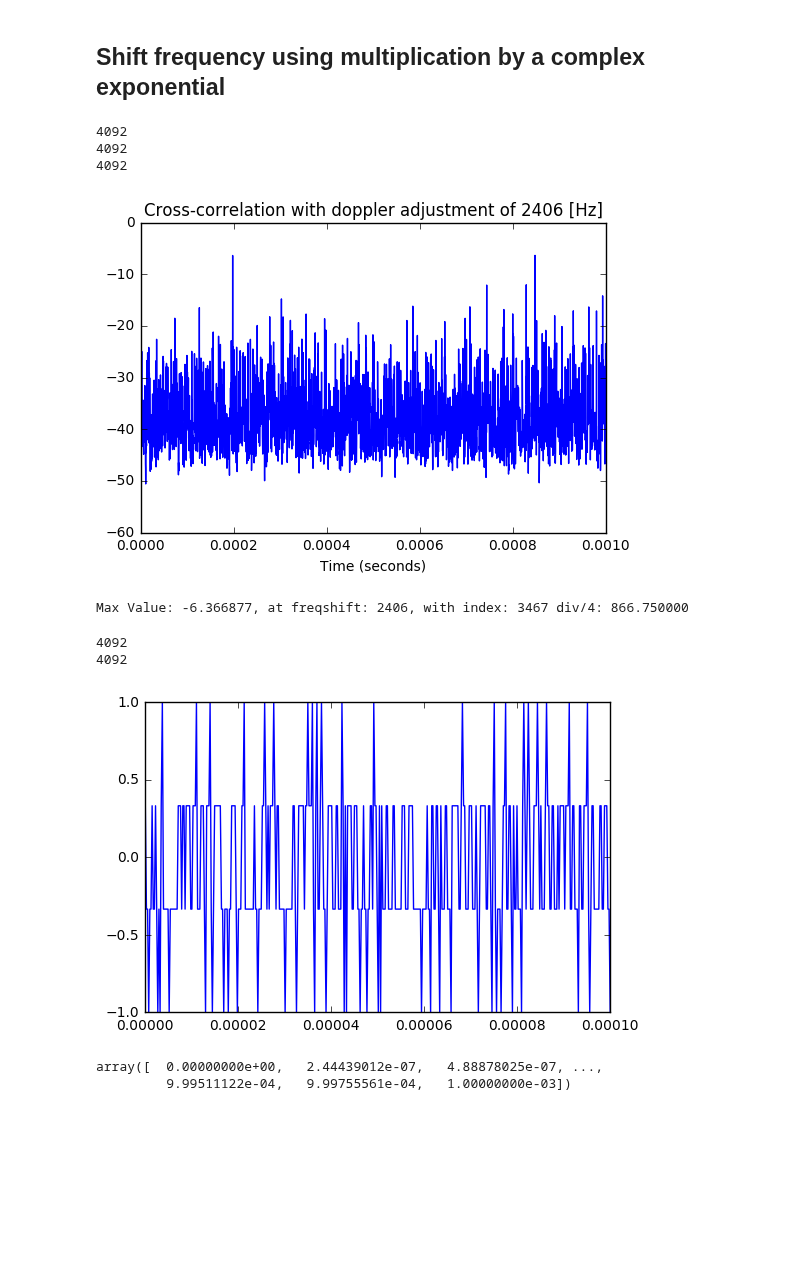
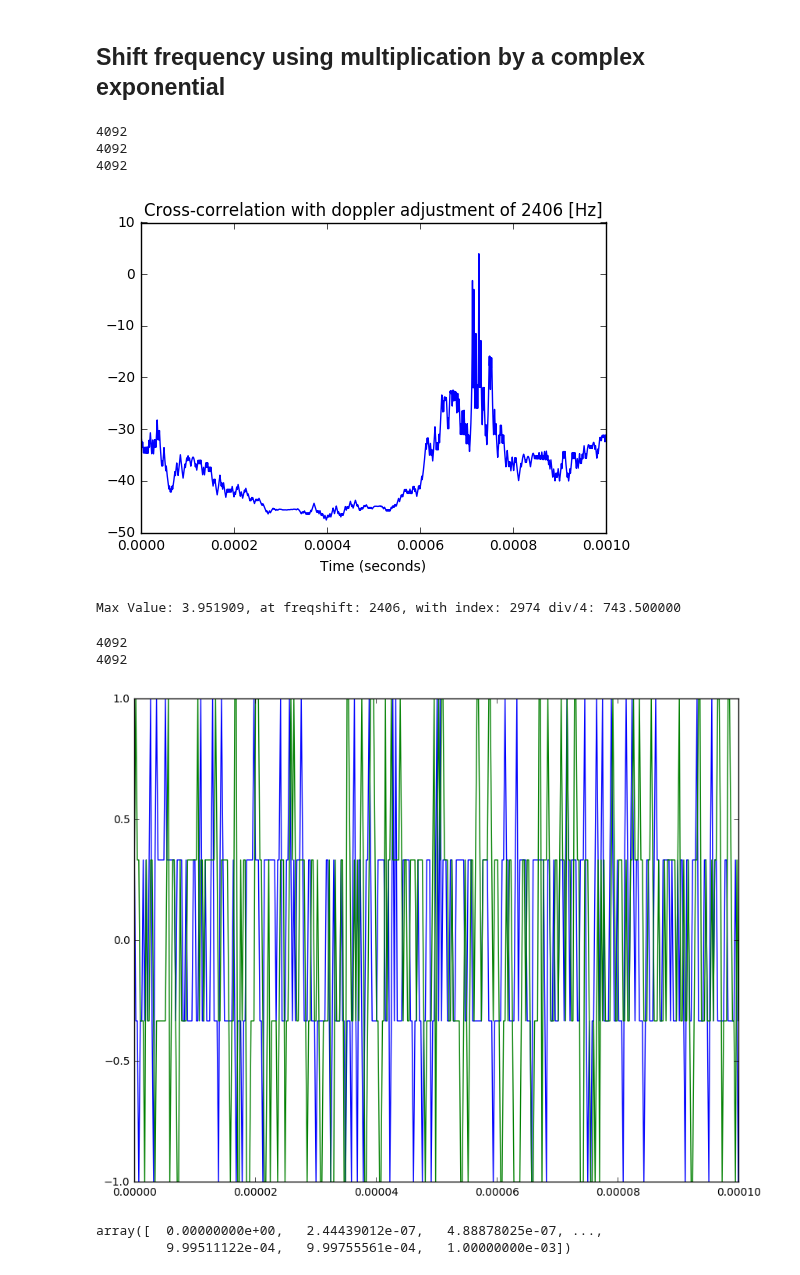
Before and after one commit to psas/gps, a Jupyter notebook: notebooks/Acquisition.ipynb, the cells around one changed output. Drawn from its saved outputs; the diff is of its cells as text; code cells hidden in the pictures; blank space fills up the shorter version.

Commit message:
Changed some code in Acquisition to be more pythonic (use array multiplication + data structures). GoldCode.py now generates +1/-1 values.

```diff
--- a/notebooks/Acquisition.ipynb
+++ b/notebooks/Acquisition.ipynb
@@ -95,16 +92,15 @@ SingleByte = fHandle.read(1)
 IData = []
 QData = []
 while SingleByte != "":
-    IQPairs = ByteToIQPairs(ord(SingleByte))
-    IData.append(IQPairs[0])
-    IData.append(IQPairs[2])
-    QData.append(IQPairs[1])
-    QData.append(IQPairs[3])
+    I1, I2, Q1, Q2 = ByteToIQPairs(ord(SingleByte))
+    IData.extend((I1, I2))
+    QData.extend((Q1, Q2))
+
     #print("I: %f, Q: %f ." % (IQPairs[0], IQPairs[1]))
     #print("I: %f, Q: %f ." % (IQPairs[2], IQPairs[3]))
 
     i += 1
-    if i >= (TotalBytes - StartingByte):
+    if i >= (TotalBytes + StartingByte):
         break
     SingleByte = fHandle.read(1)
 
@@ -151,8 +147,7 @@ print("Length of QData is: %d" % (len(QData)))
 
 CData = np.zeros(len(IData), dtype=np.complex)
 
-for d in range(len(IData)):
-    CData[d] = IData[d]  + QData[d] * 1j  # Complex data
+CData = np.array(IData)  + np.array(QData) * 1j  # Complex data
 	#CData[d] = IData[d] * Icarrier[d] + QData[d] * 1j * Qcarrier[d] # Complex data w/LO (maybe)
 
 #print(CData)
@@ -247,10 +242,10 @@ CodeGen = GoldCode(sat[Satellite - 1]) # Index starts at zero
 # Generate CA Code
 CACode = CodeGen.getCode(1023)
 
-# Reformat GC to have -1 in place of 0
-for n,i in enumerate(CACode):
-    if i==0:
-        CACode[n]=-1
+# Reformat GC to have -1 in place of 0 (Now done in GoldCode)
+#for n,i in enumerate(CACode):
+#    if i==0:
+#        CACode[n]=-1
 
 # Repeat each chip 4 times (See markdown in above cell), to match our ADC sample frequency",
 CACodeSampled = np.repeat(CACode,4)
@@ -309,12 +304,11 @@ Max Value: 3.521825, at freqshift: 0, with index 943
 freqShift = 2406 #[Hz]
 
 # Initialize complex array
-CDataShifted = np.zeros(len(CData), dtype=np.complex)
+CDataShifted = CData[i]*np.exp(1j*2*np.pi*freqShift*t)
 print(len(CData))
 print(len(CDataShifted))
 print(len(t))
-for i in range(len(CData)):
-    CDataShifted[i] = CData[i]*np.exp(1j*2*np.pi*freqShift*t[i]) + CData[i]*np.exp(1j*2*np.pi*freqShift*t[i])
+
 
 fftCDataShifted = np.fft.fft(CDataShifted,nfft)
 
@@ -333,27 +327,27 @@ print("Max Value: %f, at freqshift: %d, with index: %d div/4: %f"%(np.max(result
 4092
 4092
 4092
-[figure, old version]
+[figure, new version]
-Max Value: -6.366877, at freqshift: 2406, with index: 3467 div/4: 866.750000
+Max Value: 3.951909, at freqshift: 2406, with index: 2974 div/4: 743.500000
 # %%
 # Shift gold code by maximum index from prior cell
 CACode_Shifted = CACodeSampled
 np.roll(CACode_Shifted,np.argmax(resultLog))
 
 print(len(CData))
 print(len(CACode_Shifted))
 # Multiply by frequency shifted complex data:
-Result = np.zeros(len(CData), dtype=np.complex)
-for i in range(len(CData)):
-    Result[i] = CACode_Shifted[i]*CData[i]
+Result = CACode_Shifted*CData
 
-plt.plot(t,Result)
+plt.figure(figsize=(10,8))
+plt.plot(t,np.real(Result))
+plt.plot(t, np.imag(Result))
 plt.xlim(0,0.0001)
 plt.show()
 # %% [output]
 4092
 4092
-[figure, old version]
+[figure, new version]
 # %%
 t
 # %% [output]
```
Also changed, not shown: parts of 8 cells of this notebook, 1 other file.
